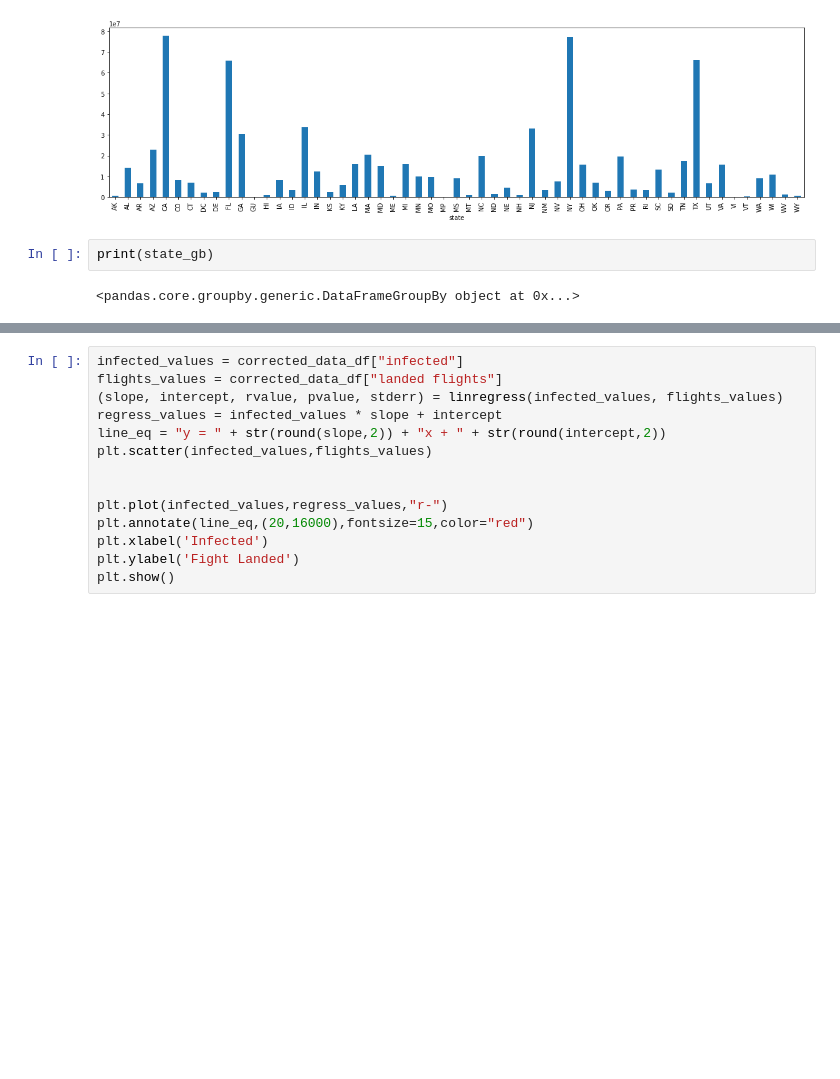
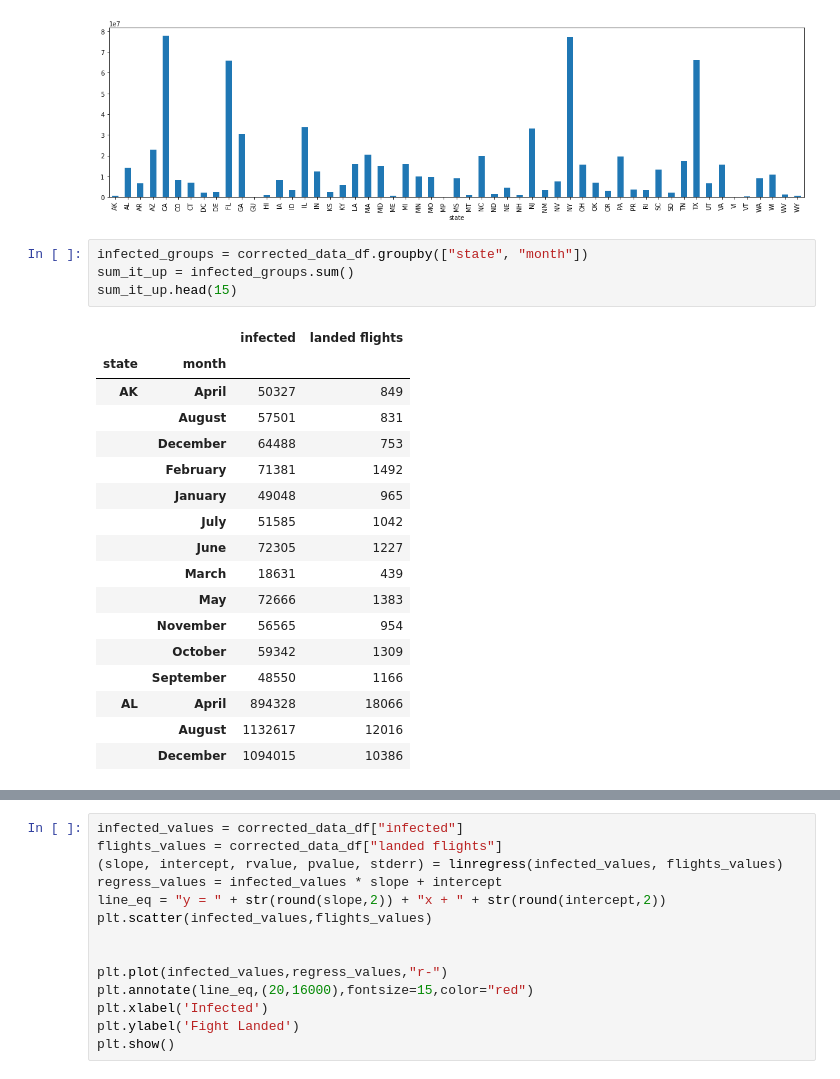
Before and after one commit to MersedehSP/Covid_Analyzer, a Jupyter notebook: graph_msp.ipynb, the cells around one changed output, grey strips where cells are left out. Drawn from its saved outputs; the diff is of its cells as text; blank space fills up the shorter version.

```diff
--- a/graph_msp.ipynb
+++ b/graph_msp.ipynb
@@ -46,7 +46,25 @@ count_chart = state_count.plot(kind = "bar", figsize= (20,5))
 plt.show()
 # %% [output]
 [figure]
-# %%
-print(state_gb)
-# %% [output]
-<pandas.core.groupby.generic.DataFrameGroupBy object at 0x...>
+# %%
+infected_groups = corrected_data_df.groupby(["state", "month"])
+sum_it_up = infected_groups.sum()
+sum_it_up.head(15)
+# %% [output]
+|  |  | infected | landed flights |
+| state | month |  |  |
+| AK | April | 50327 | 849 |
+|  | August | 57501 | 831 |
+|  | December | 64488 | 753 |
+|  | February | 71381 | 1492 |
+|  | January | 49048 | 965 |
+|  | July | 51585 | 1042 |
+|  | June | 72305 | 1227 |
+|  | March | 18631 | 439 |
+|  | May | 72666 | 1383 |
+|  | November | 56565 | 954 |
+|  | October | 59342 | 1309 |
+|  | September | 48550 | 1166 |
+| AL | April | 894328 | 18066 |
+|  | August | 1132617 | 12016 |
+|  | December | 1094015 | 10386 |
```
Also changed, not shown: parts of 6 cells of this notebook.
